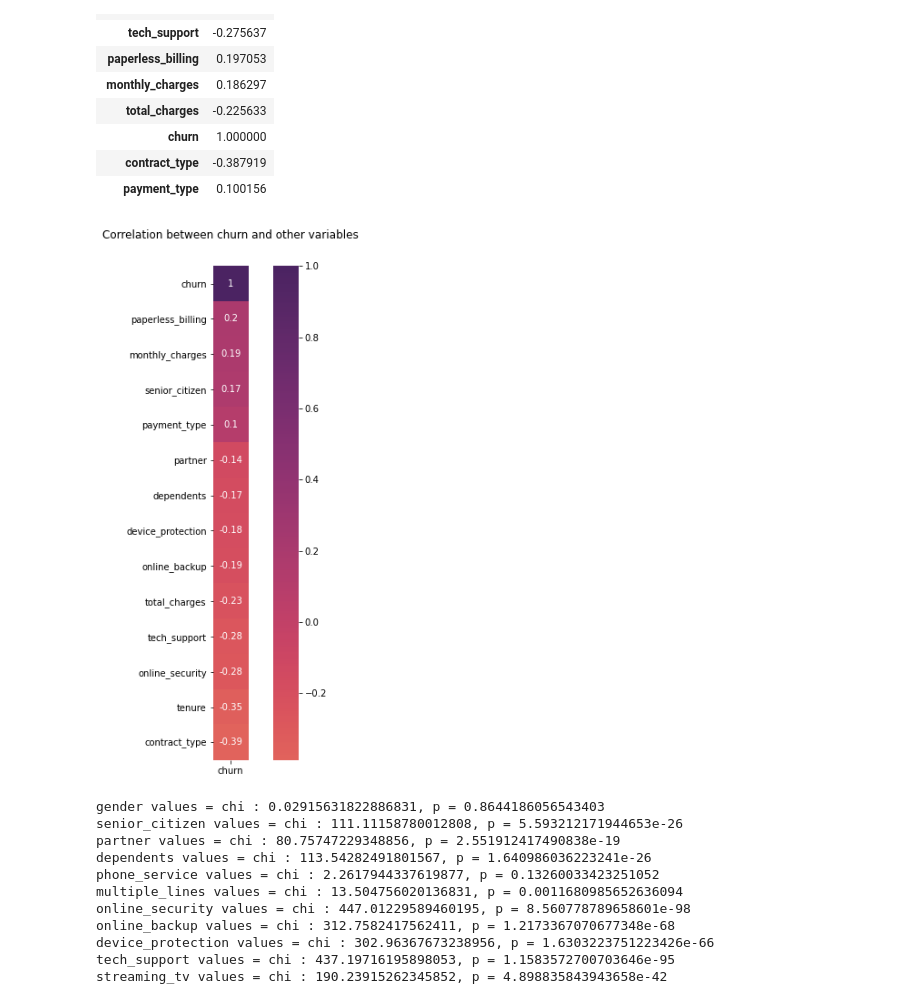
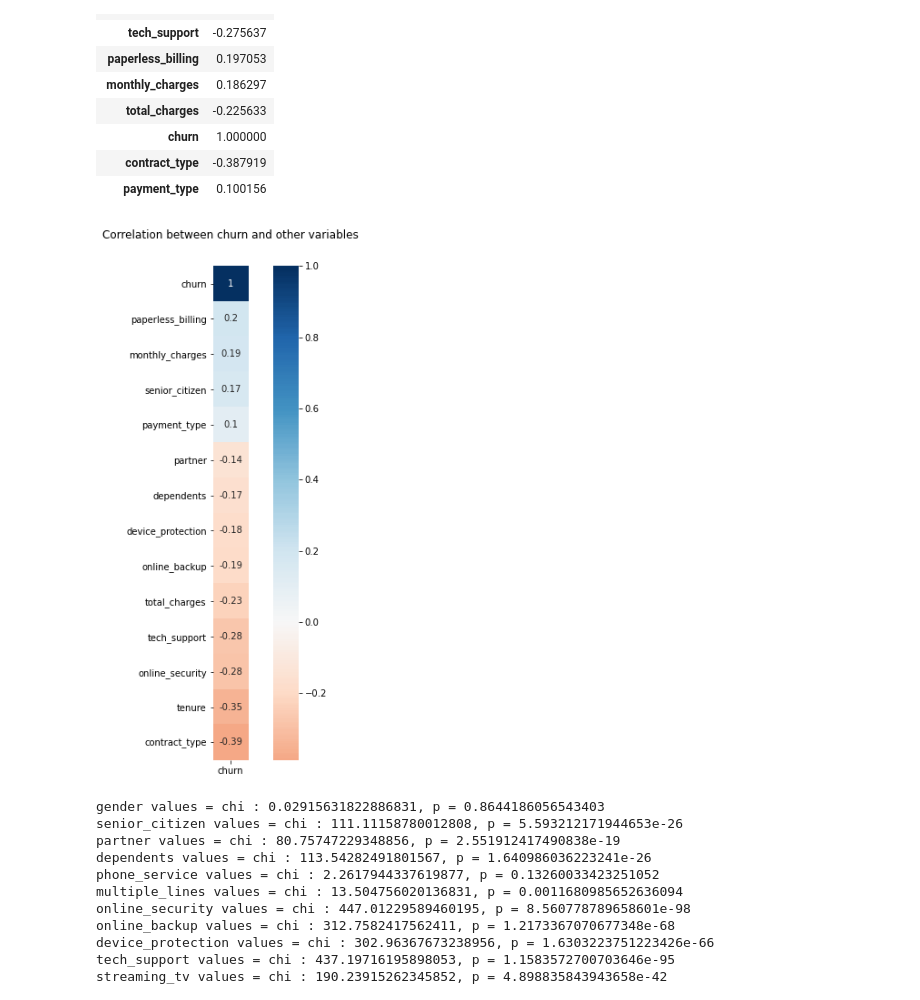
Before and after one commit to parkervoit/telco-classification-project, a Jupyter notebook: telco_workbook.ipynb, the cells around one changed output. Drawn from its saved outputs; the diff is of its cells as text; code cells hidden in the pictures.

```diff
--- a/telco_workbook.ipynb
+++ b/telco_workbook.ipynb
@@ -146,4 +178,5 @@ def encode_values(df):
         df[x] = label_encoder.fit_transform(df[x])
     return df
 # %%
-churn_df = prepare.encode_values(churn_db)
+churn_df = encode_values(churn_db)
+churn_df
@@ -245,9 +292,9 @@ pd.DataFrame(churn_heat)
 # %%
 churn_heat = pd.DataFrame(heat.corr()['churn'])
 plt.figure(figsize = [10,10])
-sns.heatmap(churn_heat.sort_values(by = 'churn',ascending = False), cmap='flare', center=0, annot=True, square = True)
+sns.heatmap(churn_heat.sort_values(by = 'churn',ascending = False), center = 0, cmap='RdBu', annot=True, square = True)
 plt.title('Correlation between churn and other variables', pad = 30)
 plt.show()
 # %% [output]
-[figure, old version]
+[figure, new version]
 # %%
```
Also changed, not shown: parts of 20 cells of this notebook, 3 other files.
